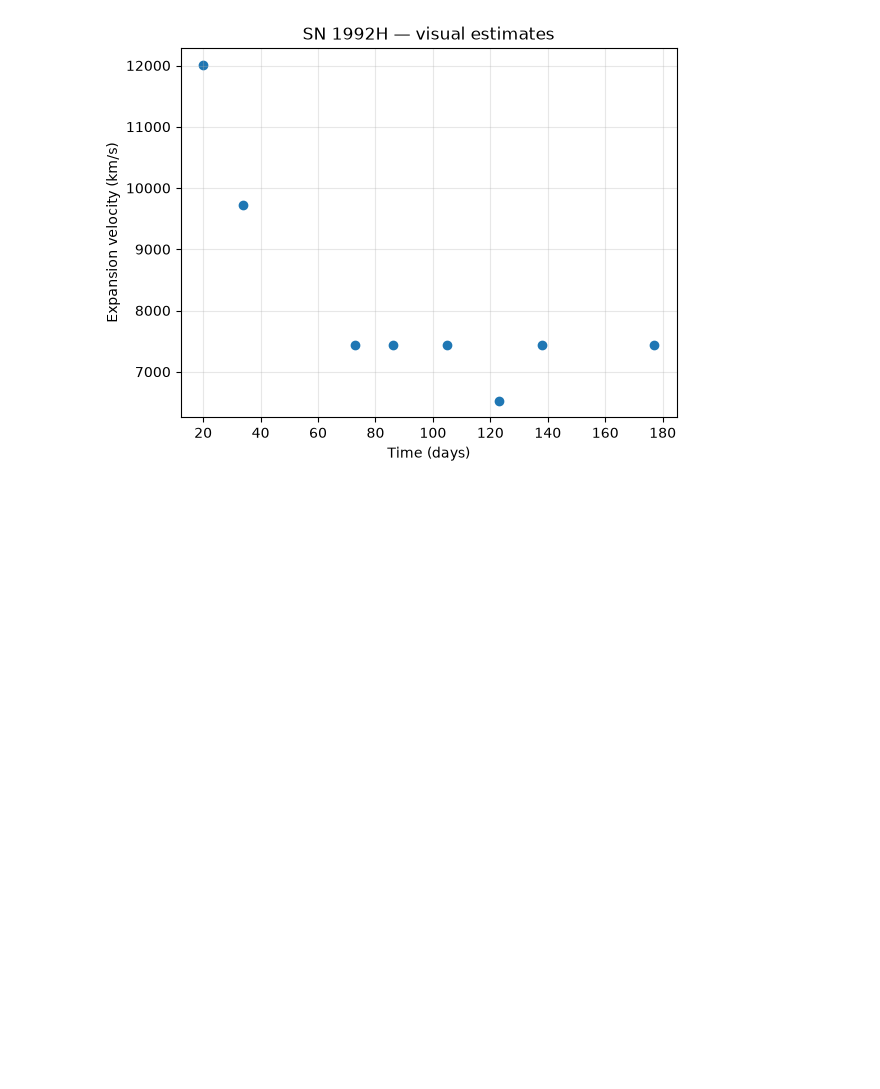
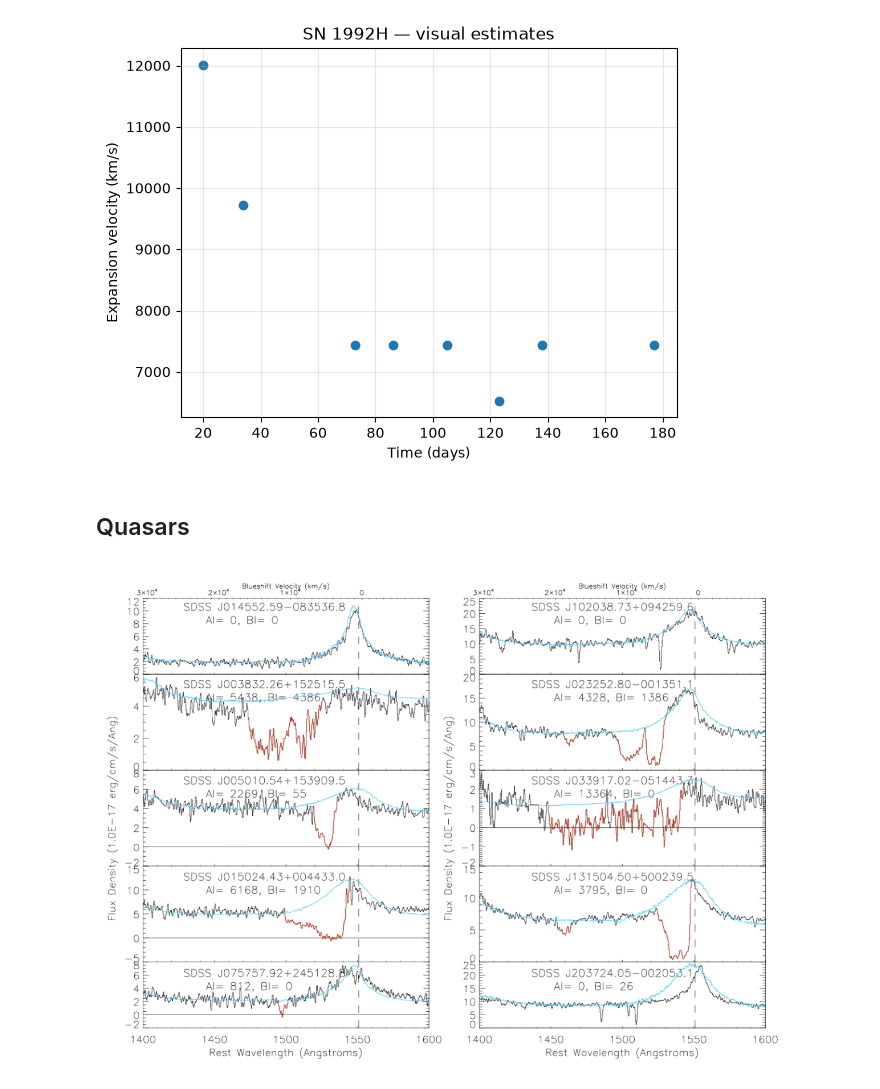
Before and after one commit to Natalia985/Third-semester-MASS, a Jupyter notebook: Line_Shapes/Winds/Winds.ipynb, the cells around one changed output. Saved outputs shown, nothing was run; the diff lists cells and outputs as text; code cells hidden in the pictures; blank space fills up the shorter version.

Commit message:
winds updates

```diff
--- a/Line_Shapes/Winds/Winds.ipynb
+++ b/Line_Shapes/Winds/Winds.ipynb
@@ -87,3 +86,11 @@ plt.grid(alpha=0.3)
 plt.show()
 # %% [output]
 [figure]
+# %% [markdown]
+## Quasars
+# %%
+from IPython.display import Image, display
+
+display(Image(filename="Quasar_Winds.png", width=700))
+# %% [output]
+[figure, added]
```
Also changed, not shown: parts of 1 cell of this notebook, 1 other file.
